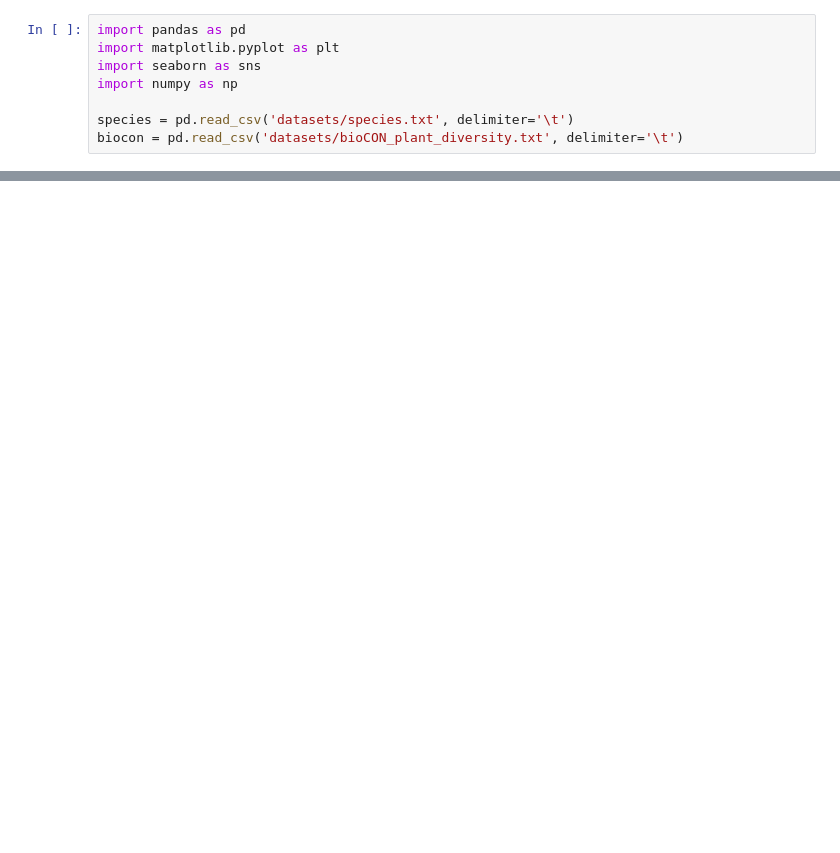
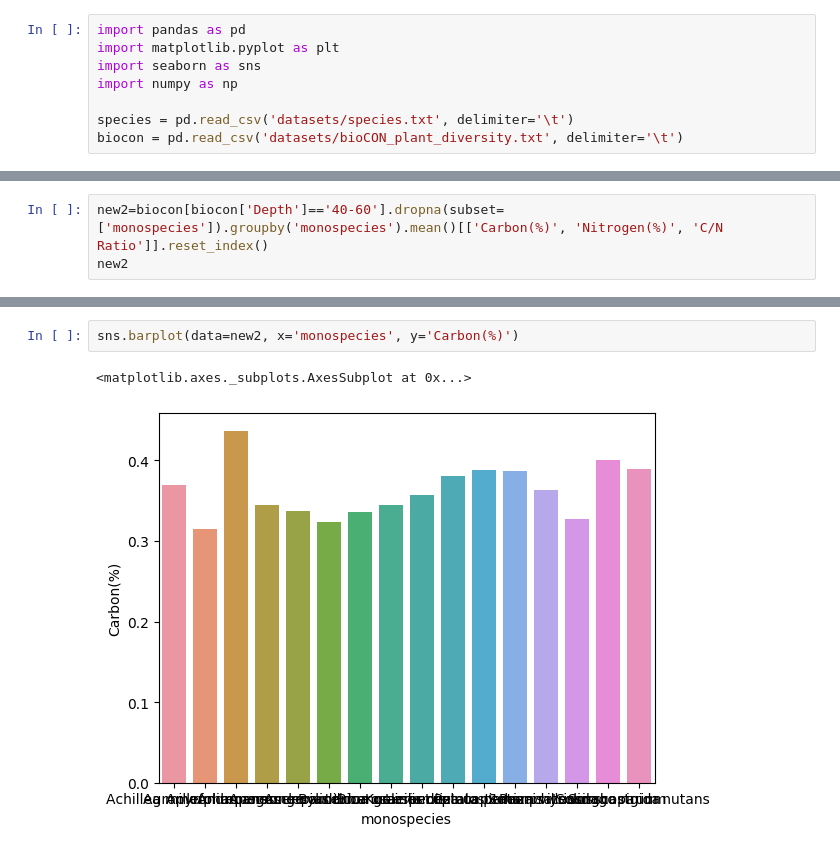
Before and after one commit to Mariuble/ucberkeley_biodiversity, a Jupyter notebook: Untitled.ipynb, the cells around one changed output, grey strips where cells are left out. Drawn from its saved outputs; the diff is of its cells as text; blank space fills up the shorter version.

```diff
--- a/Untitled.ipynb
+++ b/Untitled.ipynb
@@ -17,0 +65,3 @@ species.head()
+# %%
+new2=biocon[biocon['Depth']=='40-60'].dropna(subset=['monospecies']).groupby('monospecies').mean()[['Carbon(%)', 'Nitrogen(%)', 'C/N Ratio']].reset_index()
+new2
@@ -17,0 +91,5 @@ species.head()
+# %%
+sns.barplot(data=new2, x='monospecies', y='Carbon(%)')
+# %% [output]
+<matplotlib.axes._subplots.AxesSubplot at 0x...>
+[figure, added]
```
Also changed, not shown: parts of 8 cells of this notebook.
